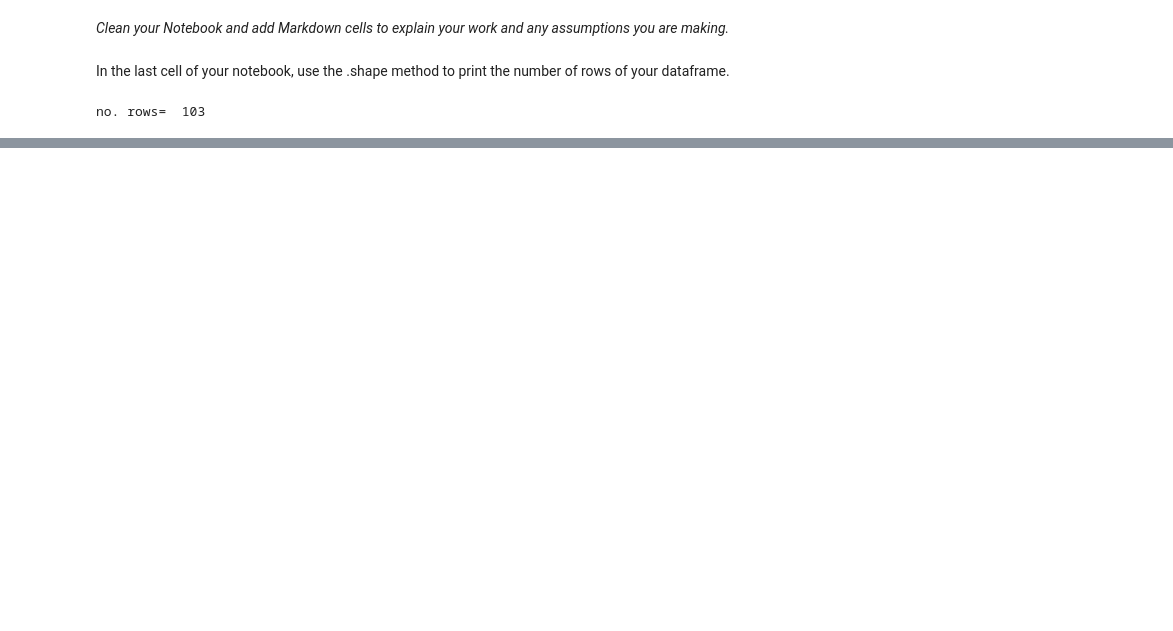
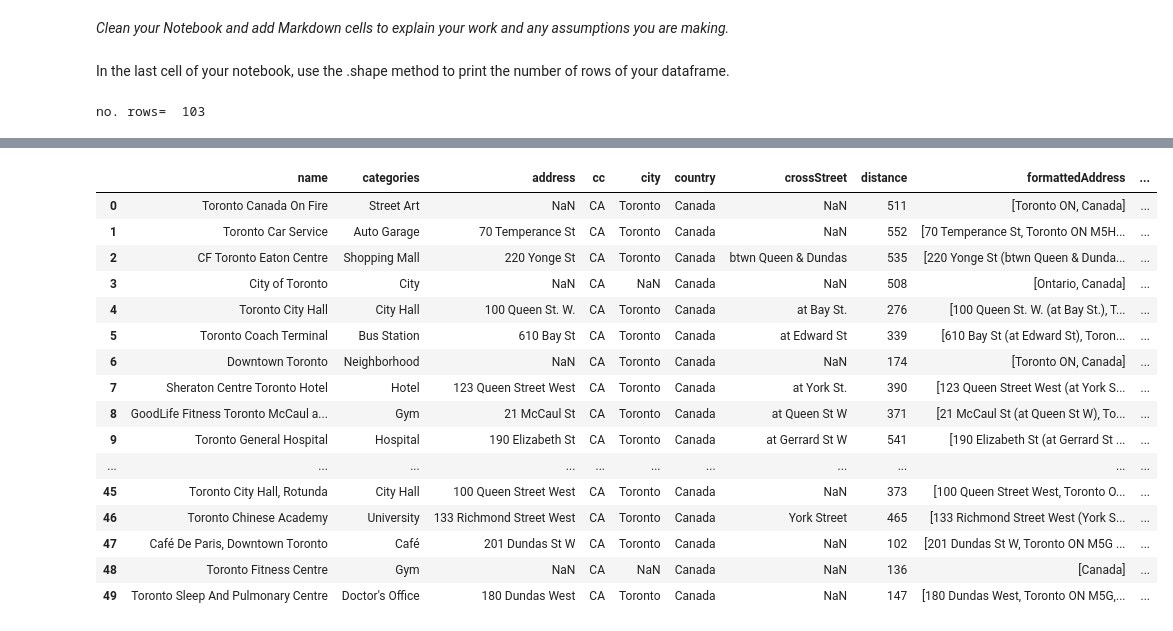
Before and after one commit to amvillamorjr/Capstone_Project_in_Coursera, a Jupyter notebook: Week 3 Applied Capstone Project.ipynb, the cells around one changed output, grey strips where cells are left out. Cells and saved outputs as stored; diff of their text form; code cells hidden in the pictures; blank space fills up the shorter version.

```diff
--- a/Week 3 Applied Capstone Project.ipynb
+++ b/Week 3 Applied Capstone Project.ipynb
@@ -3,6 +5,10 @@
 # %%
 import pandas as pd
+pd.set_option('display.max_columns', None)
+pd.set_option('display.max_rows', None)
+
 import numpy as np
+
 import requests
 
 from bs4 import BeautifulSoup
@@ -192,0 +205,6 @@ NameError: name 'tororonto_df' is not defined
+# %%
+search_query = address
+radius = 500
+
+torontosearch_url = 'https://api.foursquare.com/v2/venues/search?client_id={}&client_secret={}&ll={},{}&v={}&query={}&radius={}&limit={}'.format(CLIENT_ID, CLIENT_SECRET, latitude, longitude, VERSION, search_query, radius, LIMIT)
+torontosearch_url
@@ -192,0 +213,3 @@ NameError: name 'tororonto_df' is not defined
+# %%
+results = requests.get(torontosearch_url).json()
+results
@@ -192,0 +234,7 @@ NameError: name 'tororonto_df' is not defined
+# %%
+# assign relevant part of JSON to venues
+venues = results['response']['venues']
+
+# tranform venues into a dataframe
+dataframe = json_normalize(venues)
+dataframe.head()
@@ -192,0 +248,42 @@ NameError: name 'tororonto_df' is not defined
+# %%
+# keep only columns that include venue name, and anything that is associated with location
+filtered_columns = ['name', 'categories'] + [col for col in dataframe.columns if col.startswith('location.')] + ['id']
+dataframe_filtered = dataframe.loc[:, filtered_columns]
+
+# function that extracts the category of the venue
+def get_category_type(row):
+    try:
+        categories_list = row['categories']
+    except:
+        categories_list = row['venue.categories']
+
+    if len(categories_list) == 0:
+        return None
+    else:
+        return categories_list[0]['name']
+
+# filter the category for each row
+dataframe_filtered['categories'] = dataframe_filtered.apply(get_category_type, axis=1)
+
+# clean column names by keeping only last term
+dataframe_filtered.columns = [column.split('.')[-1] for column in dataframe_filtered.columns]
+
+dataframe_filtered
+# %% [output]
+|  | name | categories | address | cc | city | country | crossStreet | distance | formattedAddress | ... |
+| 0 | Toronto Canada On Fire | Street Art | NaN | CA | Toronto | Canada | NaN | 511 | [Toronto ON, Canada] | ... |
+| 1 | Toronto Car Service | Auto Garage | 70 Temperance St | CA | Toronto | Canada | NaN | 552 | [70 Temperance St, Toronto ON M5H... | ... |
+| 2 | CF Toronto Eaton Centre | Shopping Mall | 220 Yonge St | CA | Toronto | Canada | btwn Queen & Dundas | 535 | [220 Yonge St (btwn Queen & Dunda... | ... |
+| 3 | City of Toronto | City | NaN | CA | NaN | Canada | NaN | 508 | [Ontario, Canada] | ... |
+| 4 | Toronto City Hall | City Hall | 100 Queen St. W. | CA | Toronto | Canada | at Bay St. | 276 | [100 Queen St. W. (at Bay St.), T... | ... |
+| 5 | Toronto Coach Terminal | Bus Station | 610 Bay St | CA | Toronto | Canada | at Edward St | 339 | [610 Bay St (at Edward St), Toron... | ... |
+| 6 | Downtown Toronto | Neighborhood | NaN | CA | Toronto | Canada | NaN | 174 | [Toronto ON, Canada] | ... |
+| 7 | Sheraton Centre Toronto Hotel | Hotel | 123 Queen Street West | CA | Toronto | Canada | at York St. | 390 | [123 Queen Street West (at York S... | ... |
+| 8 | GoodLife Fitness Toronto McCaul a... | Gym | 21 McCaul St | CA | Toronto | Canada | at Queen St W | 371 | [21 McCaul St (at Queen St W), To... | ... |
+| 9 | Toronto General Hospital | Hospital | 190 Elizabeth St | CA | Toronto | Canada | at Gerrard St W | 541 | [190 Elizabeth St (at Gerrard St ... | ... |
+| ... | ... | ... | ... | ... | ... | ... | ... | ... | ... | ... |
+| 45 | Toronto City Hall, Rotunda | City Hall | 100 Queen Street West | CA | Toronto | Canada | NaN | 373 | [100 Queen Street West, Toronto O... | ... |
+| 46 | Toronto Chinese Academy | University | 133 Richmond Street West | CA | Toronto | Canada | York Street | 465 | [133 Richmond Street West (York S... | ... |
+| 47 | Café De Paris, Downtown Toronto | Café | 201 Dundas St W | CA | Toronto | Canada | NaN | 102 | [201 Dundas St W, Toronto ON M5G ... | ... |
+| 48 | Toronto Fitness Centre | Gym | NaN | CA | NaN | Canada | NaN | 136 | [Canada] | ... |
+| 49 | Toronto Sleep And Pulmonary Centre | Doctor's Office | 180 Dundas West | CA | Toronto | Canada | NaN | 147 | [180 Dundas West, Toronto ON M5G,... | ... |
```
Also changed, not shown: parts of 34 cells of this notebook.
